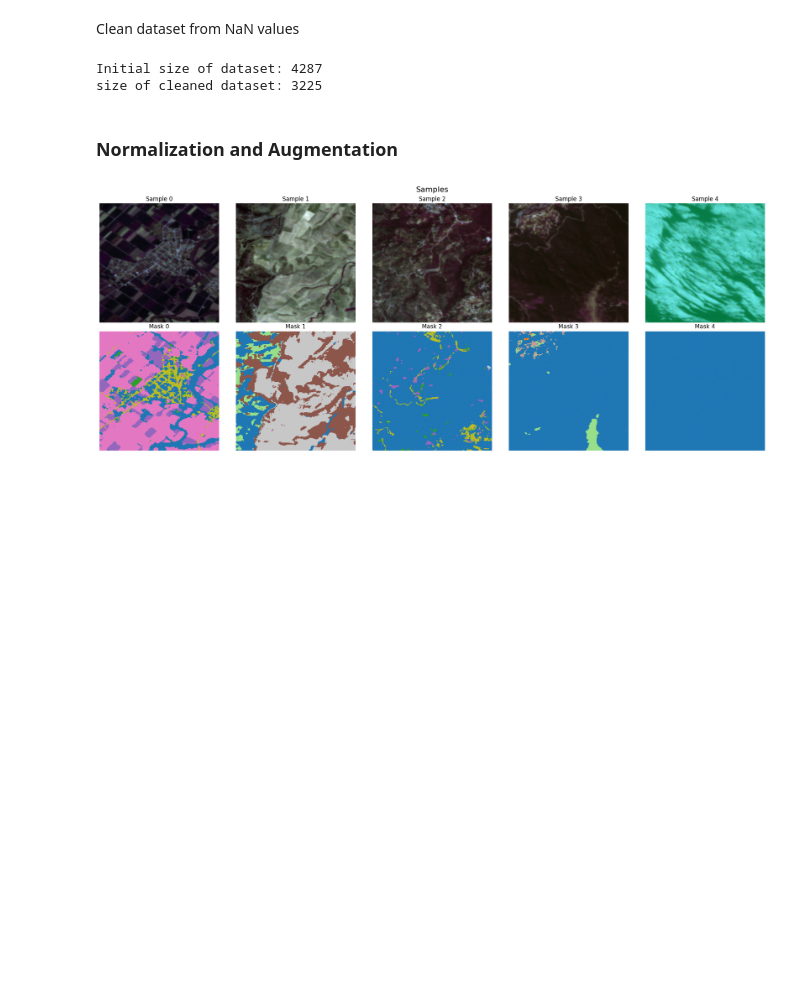
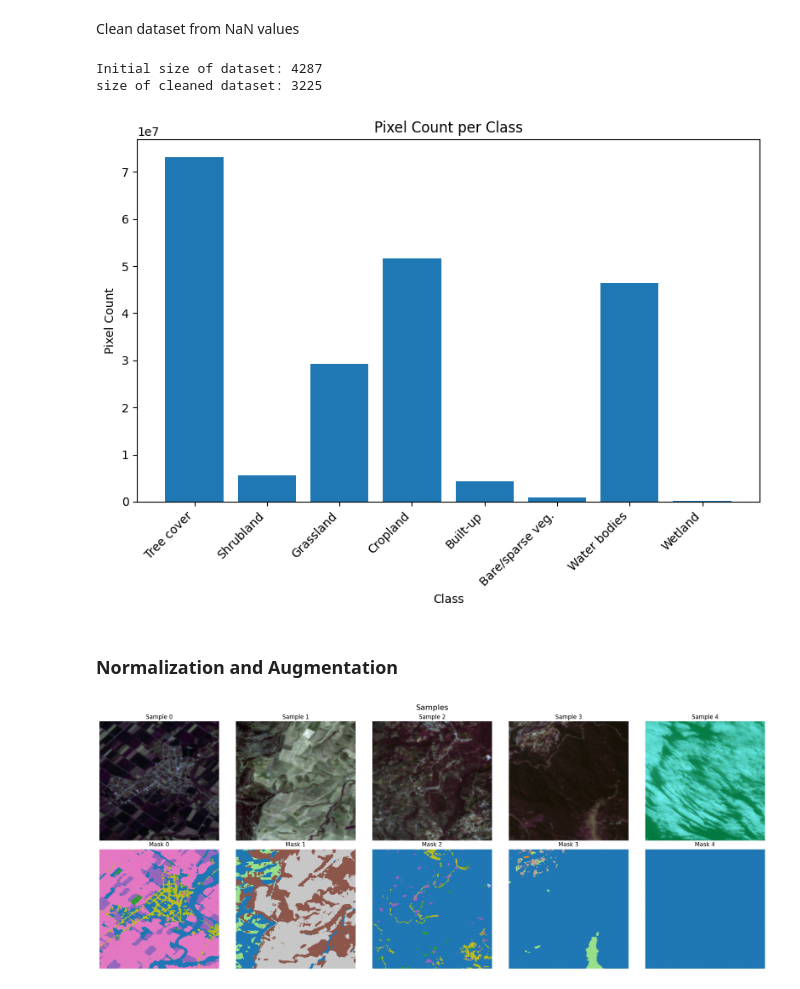
Before and after one commit to pervolarakis2001/land_cover_mapping, a Jupyter notebook: pipeline.ipynb, the cells around one changed output. Saved outputs shown, nothing was run; the diff lists cells and outputs as text; code cells hidden in the pictures; blank space fills up the shorter version.

```diff
--- a/pipeline.ipynb
+++ b/pipeline.ipynb
@@ -94,6 +97,45 @@ print("size of cleaned dataset:", len(clean_dataset))
 # %% [output]
 Initial size of dataset: 4287
 size of cleaned dataset: 3225
+# %%
+pixel_class_counts = Counter()
+for i in range(len(clean_dataset)):
+    _, mask = clean_dataset[i]
+
+    if hasattr(mask, "numpy"):
+        mask = mask.numpy()
+    class_counts = Counter(mask.flatten())
+    pixel_class_counts.update(class_counts)
+
+class_names = {
+    10: "Tree cover",
+    20: "Shrubland",
+    30: "Grassland",
+    40: "Cropland",
+    50: "Built-up",
+    60: "Bare/sparse veg.",
+    70: "Snow and ice",
+    80: "Water bodies",
+    90: "Wetland",
+    95: "Mangroves",
+    100: "Moss/lichen",
+}
+
+# Create lists for plotting
+classes = sorted(pixel_class_counts.keys())
+counts = [pixel_class_counts[c] for c in classes]
+labels = [class_names.get(c, f"Class {c}") for c in classes]
+
+# Plotting
+plt.figure(figsize=(8, 6))
+bars = plt.bar(labels, counts)
+plt.title("Pixel Count per Class")
+plt.xlabel("Class")
+plt.ylabel("Pixel Count")
+plt.xticks(rotation=45, ha="right")
+plt.tight_layout()
+# %% [output]
+[figure, added]
 # %%
 indices = list(range(len(clean_dataset)))
 train_indices, val_indices = train_test_split(
```
Also changed, not shown: parts of 2 cells of this notebook, 3 other files.
